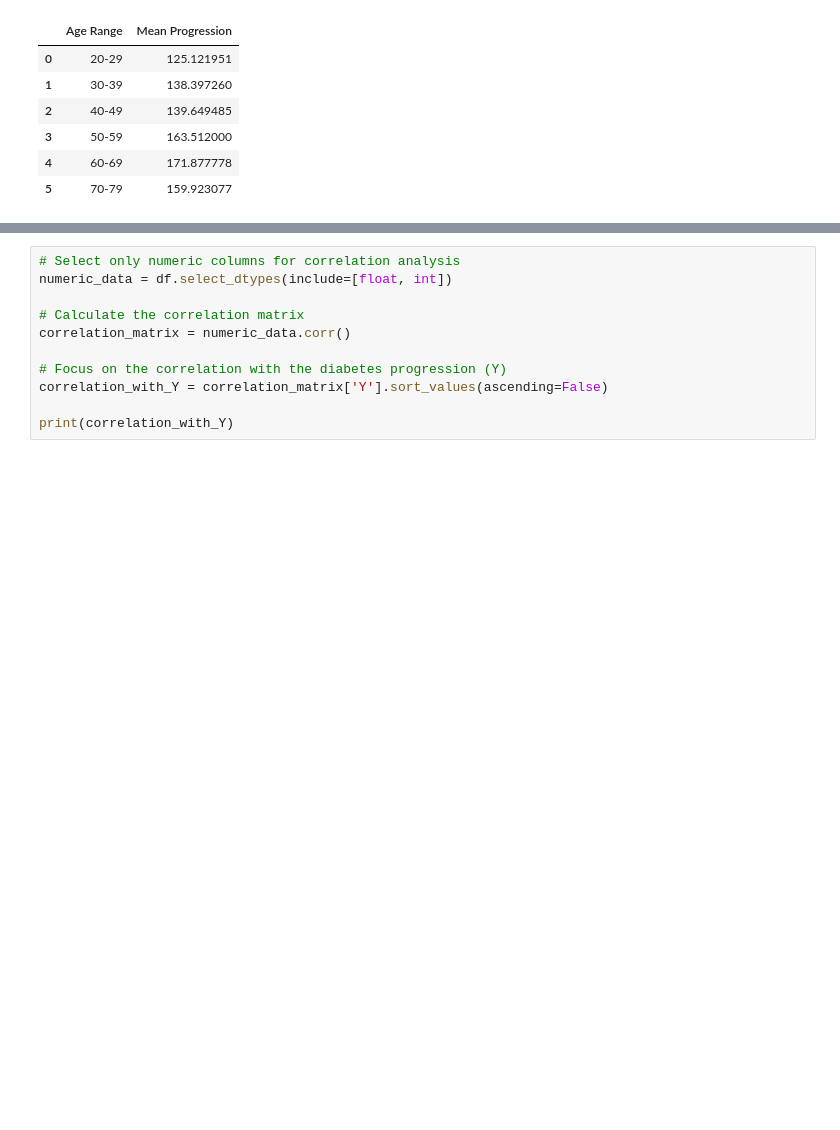
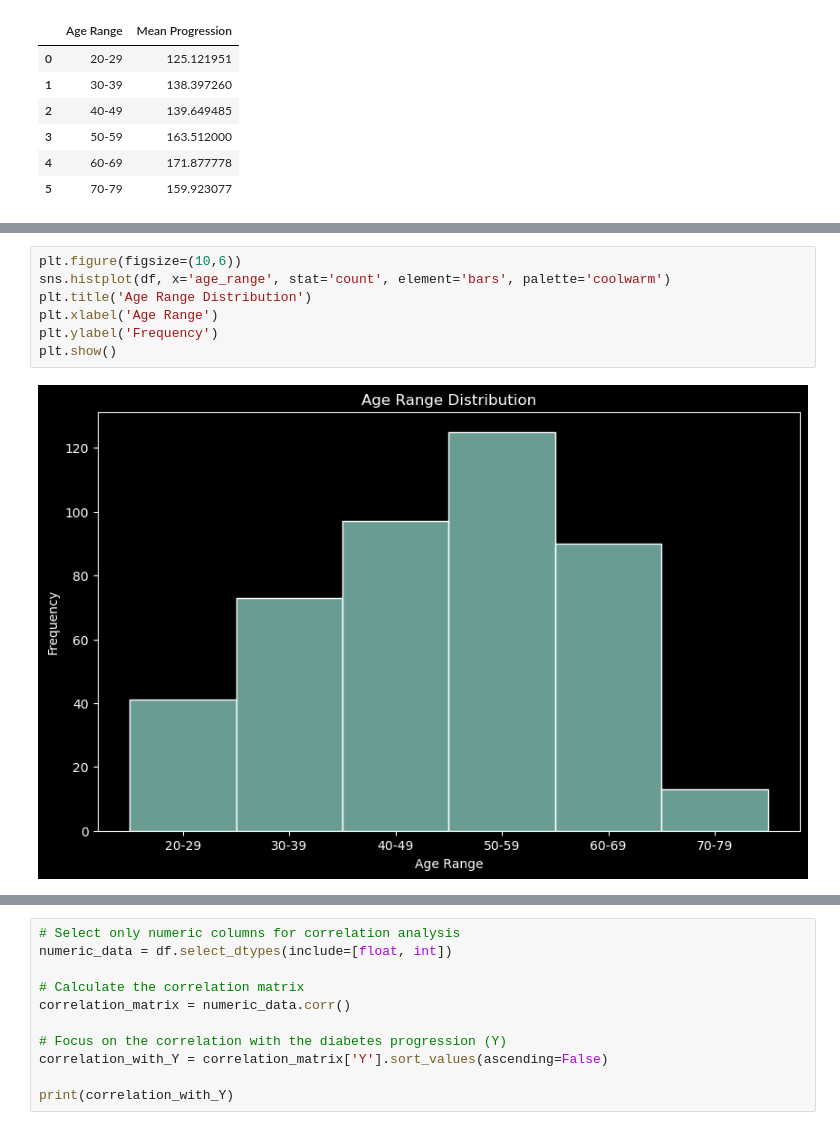
Before and after one commit to alfredwisana/DPV, a Jupyter notebook: Practical 1/assignment1.ipynb, the cells around one changed output, grey strips where cells are left out. Drawn from its saved outputs; the diff is of its cells as text; blank space fills up the shorter version.

```diff
--- a/Practical 1/assignment1.ipynb
+++ b/Practical 1/assignment1.ipynb
@@ -74,3 +92,12 @@ age_progression
+# %%
+plt.figure(figsize=(10,6))
+sns.histplot(df, x='age_range', stat='count', element='bars', palette='coolwarm')
+plt.title('Age Range Distribution')
+plt.xlabel('Age Range')
+plt.ylabel('Frequency')
+plt.show()
+# %% [output]
+[figure, added]
 # %%
 # Analyze the progression of diabetes by age range
 
```
Also changed, not shown: parts of 26 cells of this notebook, 6 other files.
